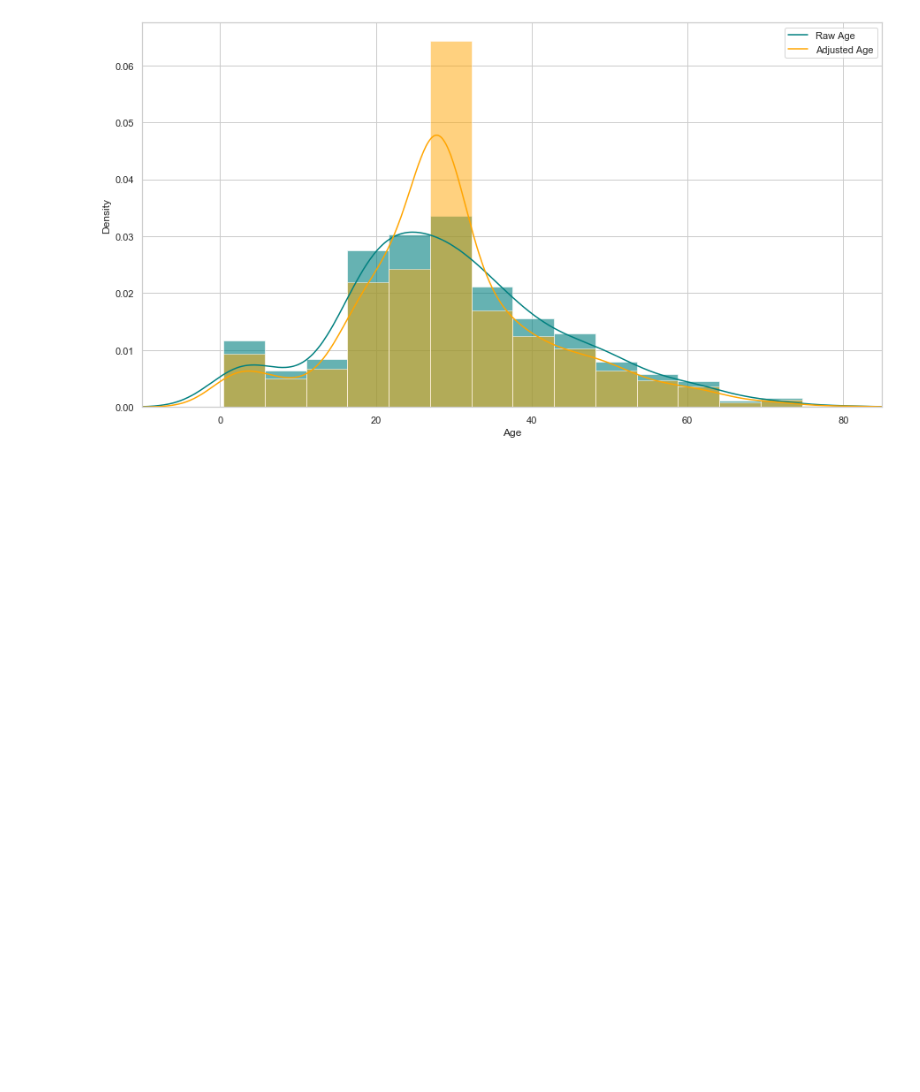
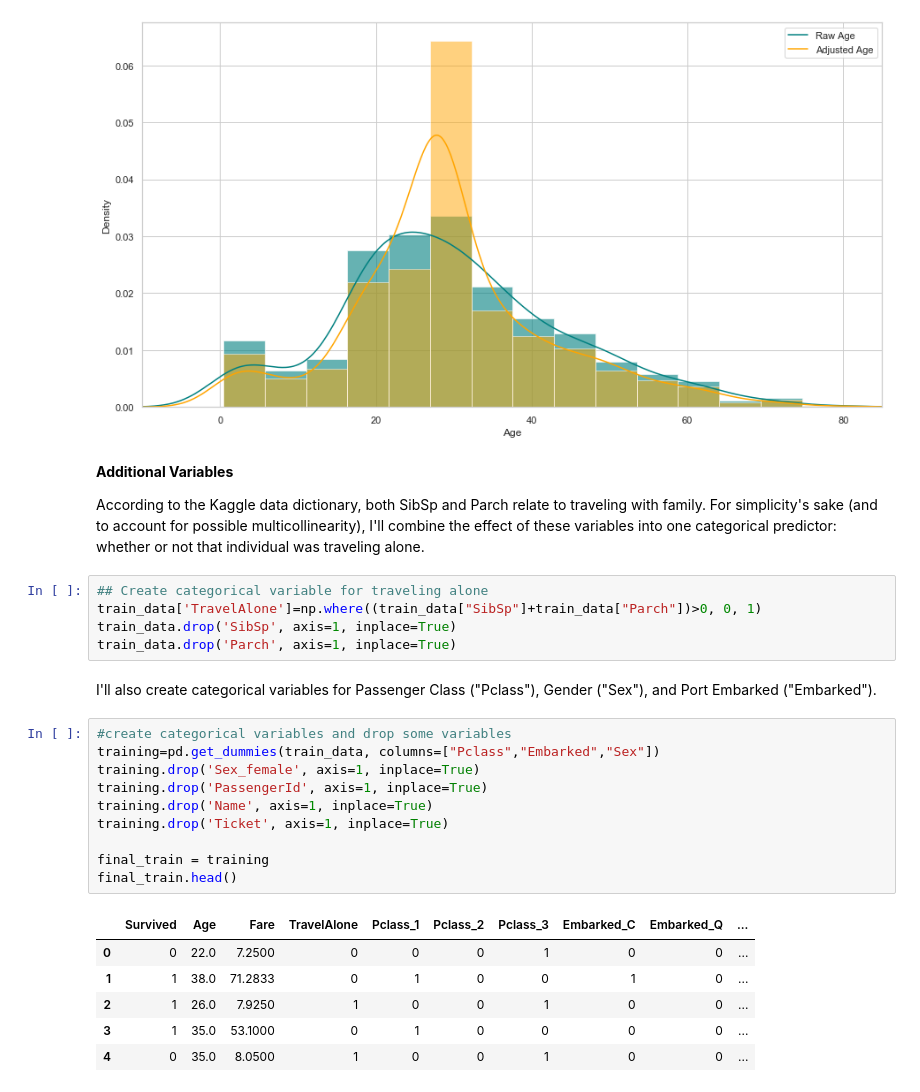
Before and after one commit to rishavhack/Machine-Learning-Using-Python, a Jupyter notebook: Part 8 Logistic Regression/Titanic logistic regression.ipynb, the cells around one changed output. Cells and saved outputs as stored; diff of their text form; blank space fills up the shorter version.

Commit message:
Data preprocessing

```diff
--- a/Part 8 Logistic Regression/Titanic logistic regression.ipynb
+++ b/Part 8 Logistic Regression/Titanic logistic regression.ipynb
@@ -170,3 +170,31 @@ plt.xlim(-10,85)
 plt.show()
 # %% [output]
 [figure]
+# %% [markdown]
+**Additional Variables**
+
+According to the Kaggle data dictionary, both SibSp and Parch relate to traveling with family. For simplicity's sake (and to account for possible multicollinearity), I'll combine the effect of these variables into one categorical predictor: whether or not that individual was traveling alone.
+# %%
+## Create categorical variable for traveling alone
+train_data['TravelAlone']=np.where((train_data["SibSp"]+train_data["Parch"])>0, 0, 1)
+train_data.drop('SibSp', axis=1, inplace=True)
+train_data.drop('Parch', axis=1, inplace=True)
+# %% [markdown]
+I'll also create categorical variables for Passenger Class ("Pclass"), Gender ("Sex"), and Port Embarked ("Embarked").
+# %%
+#create categorical variables and drop some variables
+training=pd.get_dummies(train_data, columns=["Pclass","Embarked","Sex"])
+training.drop('Sex_female', axis=1, inplace=True)
+training.drop('PassengerId', axis=1, inplace=True)
+training.drop('Name', axis=1, inplace=True)
+training.drop('Ticket', axis=1, inplace=True)
+
+final_train = training
+final_train.head()
+# %% [output]
+|  | Survived | Age | Fare | TravelAlone | Pclass_1 | Pclass_2 | Pclass_3 | Embarked_C | Embarked_Q | ... |
+| 0 | 0 | 22.0 | 7.2500 | 0 | 0 | 0 | 1 | 0 | 0 | ... |
+| 1 | 1 | 38.0 | 71.2833 | 0 | 1 | 0 | 0 | 1 | 0 | ... |
+| 2 | 1 | 26.0 | 7.9250 | 1 | 0 | 0 | 1 | 0 | 0 | ... |
+| 3 | 1 | 35.0 | 53.1000 | 0 | 1 | 0 | 0 | 0 | 0 | ... |
+| 4 | 0 | 35.0 | 8.0500 | 1 | 0 | 0 | 1 | 0 | 0 | ... |
```
